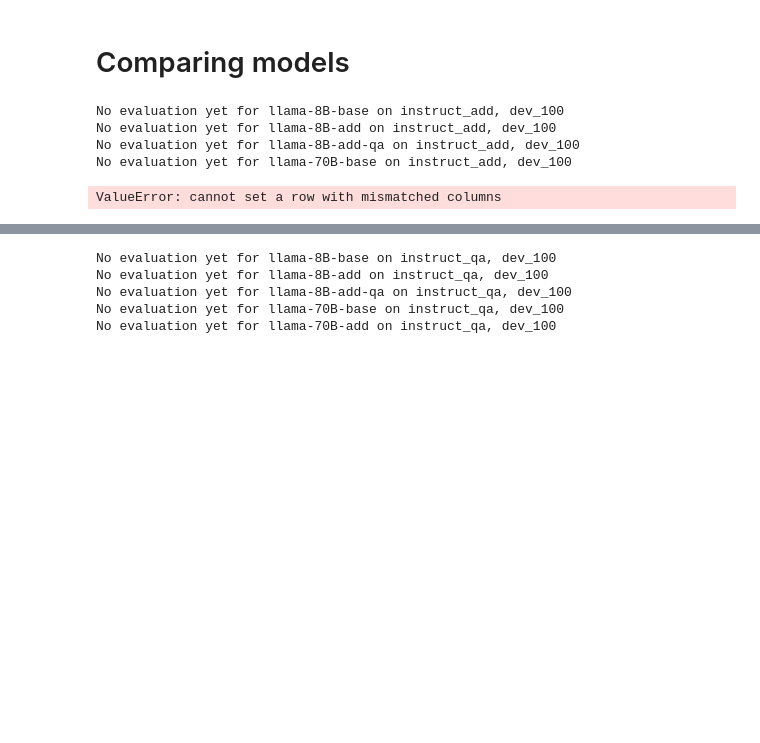
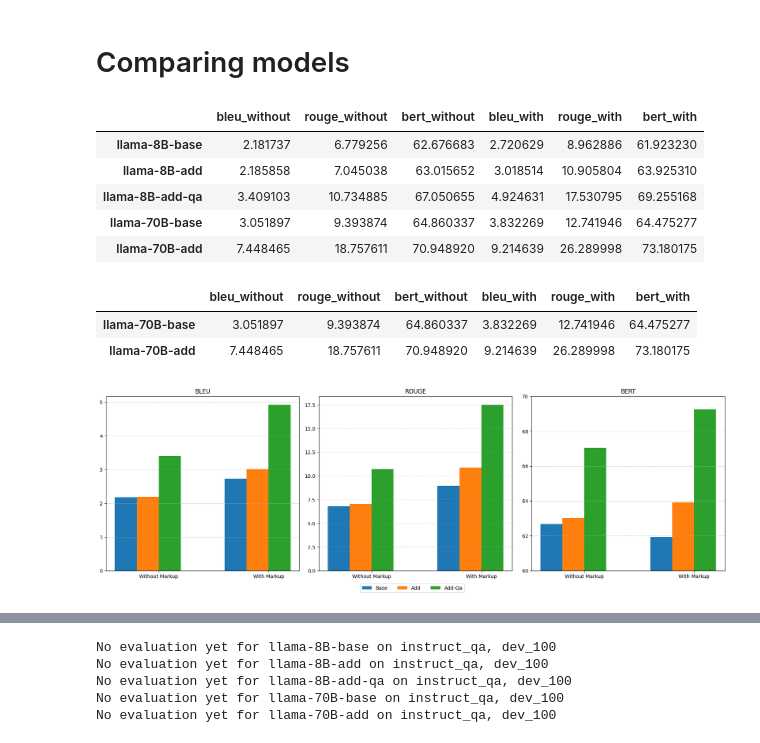
Before and after one commit to Boffl/BullingerDigitalLMFootnotes, a Jupyter notebook: evaluate/evaluate.ipynb, the cells around one changed output, grey strips where cells are left out. Cells and saved outputs as stored; diff of their text form; code cells hidden in the pictures; blank space fills up the shorter version.

```diff
--- a/evaluate/evaluate.ipynb
+++ b/evaluate/evaluate.ipynb
@@ -253,10 +284,20 @@ plt.show()
 # %% [markdown]
 # Comparing models
 # %%
-compare(["llama-8B-base", "llama-8B-add",  "llama-8B-add-qa", "llama-70B-base", "llama-70B-add"], "dev_100", "instruct_add")
+mean_df, std_df = compare(["llama-8B-base", "llama-8B-add",  "llama-8B-add-qa", "llama-70B-base", "llama-70B-add"], "dev_100", "instruct_add")
+mean_df
 # %% [output]
-No evaluation yet for llama-8B-base on instruct_add, dev_100
-No evaluation yet for llama-8B-add on instruct_add, dev_100
-No evaluation yet for llama-8B-add-qa on instruct_add, dev_100
-No evaluation yet for llama-70B-base on instruct_add, dev_100
-ValueError: cannot set a row with mismatched columns
+|  | bleu_without | rouge_without | bert_without | bleu_with | rouge_with | bert_with |
+| llama-8B-base | 2.181737 | 6.779256 | 62.676683 | 2.720629 | 8.962886 | 61.923230 |
+| llama-8B-add | 2.185858 | 7.045038 | 63.015652 | 3.018514 | 10.905804 | 63.925310 |
+| llama-8B-add-qa | 3.409103 | 10.734885 | 67.050655 | 4.924631 | 17.530795 | 69.255168 |
+| llama-70B-base | 3.051897 | 9.393874 | 64.860337 | 3.832269 | 12.741946 | 64.475277 |
+| llama-70B-add | 7.448465 | 18.757611 | 70.948920 | 9.214639 | 26.289998 | 73.180175 |
+# %%
+mean_df, std_df = compare(["llama-70B-base", "llama-70B-add"], "dev_100", "instruct_add")
+# %%
+mean_df
+# %% [output]
+|  | bleu_without | rouge_without | bert_without | bleu_with | rouge_with | bert_with |
+| llama-70B-base | 3.051897 | 9.393874 | 64.860337 | 3.832269 | 12.741946 | 64.475277 |
+| llama-70B-add | 7.448465 | 18.757611 | 70.948920 | 9.214639 | 26.289998 | 73.180175 |
@@ -262,0 +306,13 @@ ValueError: cannot set a row with mismatched columns
+# %%
+from eval_plots import plot_model_metrics_with_ci
+import matplotlib.pyplot as plt
+
+
+plot_model_metrics_with_ci(mean_df, "8B", bert_ylim=(60, 70))
+if False:
+    plot_folder = os.path.abspath(r"/mnt/c/Users/nik_b/Documents/UZH/CL/Master_thesis_text/master-thesis/images/plots")
+    # plot_folder = "../plots"
+    plot_name = "8B-dev100.pdf"
+    plt.savefig(os.path.join(plot_folder, plot_name), dpi=300, bbox_inches='tight',format='pdf')
+# %% [output]
+[figure, added]
```
Also changed, not shown: parts of 5 cells of this notebook, 2 other files.
